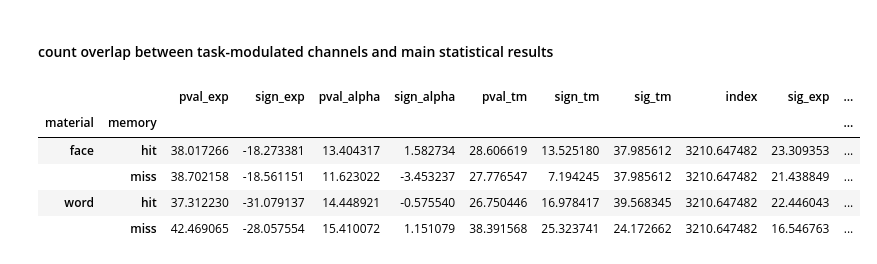
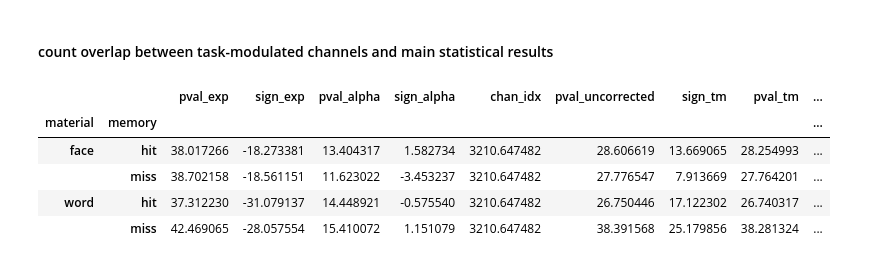
Before and after one commit to voytekresearch/oscillation_vs_exponent, a Jupyter notebook: notebooks/task_mod.ipynb, the cells around one changed output. Drawn from its saved outputs; the diff is of its cells as text; code cells hidden in the pictures.

```diff
--- a/notebooks/task_mod.ipynb
+++ b/notebooks/task_mod.ipynb
@@ -205,9 +205,11 @@ df_a
 
 # re-load task-modulation results
 fname_in = r"C:\Users\micha\projects\oscillation_vs_exponent\data\results\ieeg_modulated_channels.csv"
-df_b = pd.read_csv(fname_in)
+df_b = pd.read_csv(fname_in, index_col=0)
 
-df_b.rename(columns={'p_val' : 'pval_tm', 'sign' : 'sign_tm'}, inplace=True)
+# modify column names
+df_b.drop(columns=['sig_tm'], inplace=True)
+df_b.rename(columns={'pval' : 'pval_tm', 'sign' : 'sign_tm', 'sig' : 'sig_tm'}, inplace=True)
 for mat in ['words','faces']:
     df_b.loc[df_b['material'] == mat, 'material'] = mat[:-1]
 
@@ -249,22 +251,22 @@ df_merge
 # %%
 # add significance
 df = df_merge.copy()
 
 # determine significance
-df['sig_tm'] = np.where(df['pval_tm'] < ALPHA, 1, 0)
+# df['sig_tm'] = np.where(df['pval_tm'] < ALPHA, 1, 0)
 df['sig_exp'] = np.where(df['pval_exp'] < ALPHA, 1, 0)
 df['sig_alpha'] = np.where(df['pval_alpha'] < ALPHA, 1, 0)
 
 # print percentage of task-modulated channels that are also significant for each param
 n_rows = df.shape[0]
 df.groupby(['material','memory']).sum() / n_rows * 4 * 100
 # %% [output]
-|  |  | pval_exp | sign_exp | pval_alpha | sign_alpha | pval_tm | sign_tm | sig_tm | index | sig_exp | ... |
-| material | memory |  |  |  |  |  |  |  |  |  | ... |
-| face | hit | 38.017266 | -18.273381 | 13.404317 | 1.582734 | 28.606619 | 13.525180 | 37.985612 | 3210.647482 | 23.309353 | ... |
-|  | miss | 38.702158 | -18.561151 | 11.623022 | -3.453237 | 27.776547 | 7.194245 | 37.985612 | 3210.647482 | 21.438849 | ... |
-| word | hit | 37.312230 | -31.079137 | 14.448921 | -0.575540 | 26.750446 | 16.978417 | 39.568345 | 3210.647482 | 22.446043 | ... |
-|  | miss | 42.469065 | -28.057554 | 15.410072 | 1.151079 | 38.391568 | 25.323741 | 24.172662 | 3210.647482 | 16.546763 | ... |
+|  |  | pval_exp | sign_exp | pval_alpha | sign_alpha | chan_idx | pval_uncorrected | sign_tm | pval_tm | ... |
+| material | memory |  |  |  |  |  |  |  |  | ... |
+| face | hit | 38.017266 | -18.273381 | 13.404317 | 1.582734 | 3210.647482 | 28.606619 | 13.669065 | 28.254993 | ... |
+|  | miss | 38.702158 | -18.561151 | 11.623022 | -3.453237 | 3210.647482 | 27.776547 | 7.913669 | 27.764201 | ... |
+| word | hit | 37.312230 | -31.079137 | 14.448921 | -0.575540 | 3210.647482 | 26.750446 | 17.122302 | 26.740317 | ... |
+|  | miss | 42.469065 | -28.057554 | 15.410072 | 1.151079 | 3210.647482 | 38.391568 | 25.179856 | 38.281324 | ... |
 # %%
 # reduce df to task-modulated channels only
 df_sig = df.loc[df['sig_tm']==1]
```
Also changed, not shown: parts of 7 cells of this notebook.
